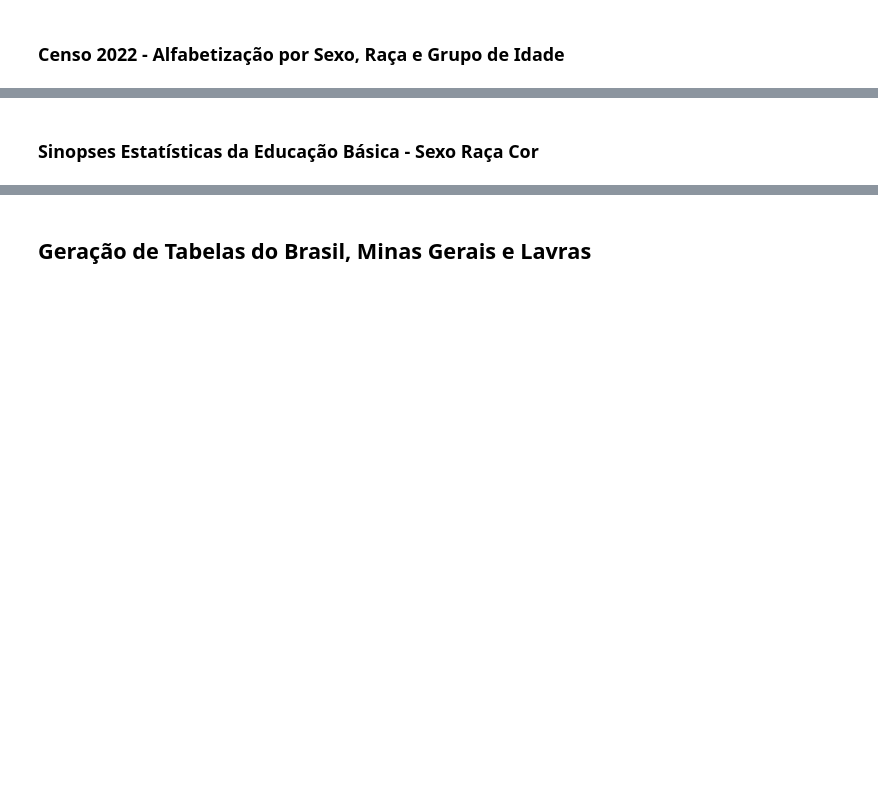
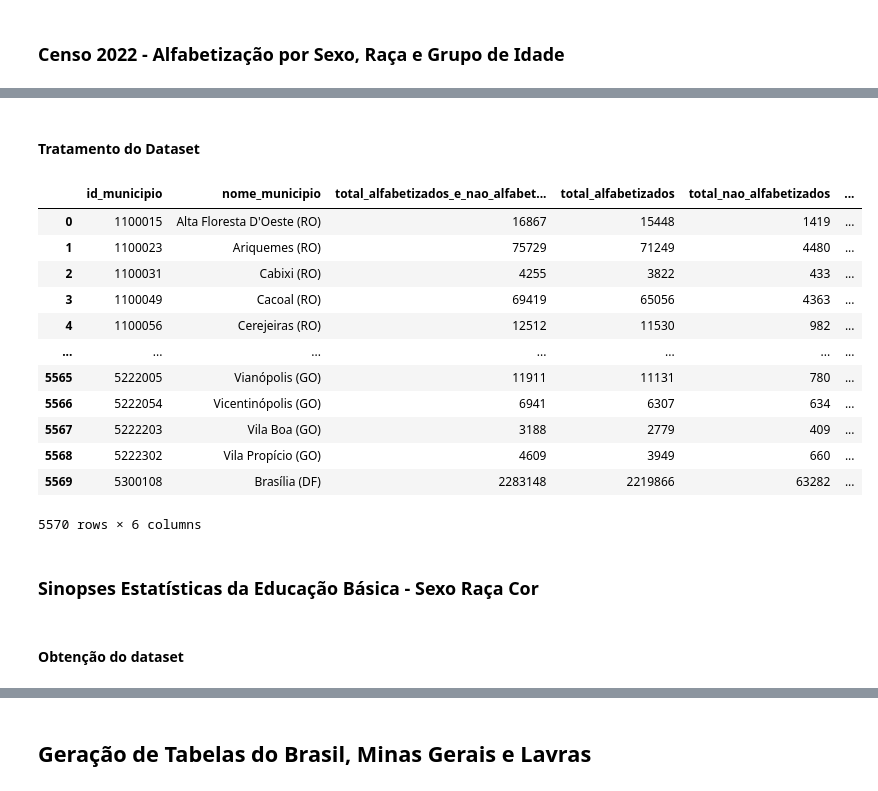
Before and after one commit to EstevaoAugusto/ZettaLab-2ed-Desafio-Ciencia-e-Governanca-de-Dados, a Jupyter notebook: notebooks/1_coleta_preparacao_dados.ipynb, the cells around one changed output, grey strips where cells are left out. Drawn from its saved outputs; the diff is of its cells as text; code cells hidden in the pictures; blank space fills up the shorter version.

```diff
--- a/notebooks/1_coleta_preparacao_dados.ipynb
+++ b/notebooks/1_coleta_preparacao_dados.ipynb
@@ -41,3 +42,12 @@ if not os.path.isdir(DATA_DIRECTORY_PATH):
+# %%
+if not os.path.exists(f"{RAW_DATA_DIRECTORY_PATH}/Dados_Geograficos_Brasil_Inteiro.ods"):
+    url = "https://geoftp.ibge.gov.br/organizacao_do_territorio/estrutura_territorial/areas_territoriais/2024/AR_BR_RG_UF_RGINT_RGI_MUN_2024.ods"
+    output = Path(f"{RAW_DATA_DIRECTORY_PATH}/Dados_Geograficos_Brasil_Inteiro.ods")
+
+    r = requests.get(url)
+    r.raise_for_status()
+
+    output.write_bytes(r.content)
 # %% [markdown]
 ##### Tamanho Geográfico UF do Brasil
 # %%
@@ -93,6 +107,24 @@ dtypes: float64(2), object(4)
 memory usage: 261.5+ KB
 # %% [markdown]
 ##### Identificadores de Municipios do Brasil
+# %%
+if not os.path.exists(f"{RAW_DATA_DIRECTORY_PATH}/traducao_municipios.csv"):
+    url = "https://basedosdados.org/api/tables/downloadTable?p=YnJfYmRfZGlyZXRvcmlvc19icmFzaWw=&q=bXVuaWNpcGlv&d=dHJ1ZQ==&s=ZnJlZQ=="
+    output = Path(f"{RAW_DATA_DIRECTORY_PATH}/br_bd_diretorios_brasil_municipio.csv.gz")
+
+    # Realizamos um pedido do arquivo csv
+    r = requests.get(url)
+    r.raise_for_status()
+
+    # Ao receber ele, nós escrevemos seu conteudo em bytes
+    output.write_bytes(r.content)
+
+    # O arquivo está compactado em Gz, logo temos de descompacta-lo
+    with gzip.open(f'{RAW_DATA_DIRECTORY_PATH}/br_bd_diretorios_brasil_municipio.csv.gz', 'rb') as entrada:
+        with open(f'{RAW_DATA_DIRECTORY_PATH}/traducao_municipios.csv', 'wb') as saida:
+            shutil.copyfileobj(entrada, saida)
+
+    os.remove(output)
 # %%
 # Realiza-se a leitura de um arquivo CSV que contem dados que identificam Estados e Múnicipios de Brasil
 df = pd.read_csv(f"{RAW_DATA_DIRECTORY_PATH}/traducao_municipios.csv")
@@ -395 +403,33 @@ tabela_total_alfabetizados.to_csv(f"{PROCESSED_DATA_DIRECTORY_PATH}/alfabetizaca
+# %% [markdown]
+#### Tratamento do Dataset
+# %%
+teste.dropna(how='any', inplace=True)     # remove linhas totalmente vazias
+teste.drop(columns={"Unnamed: 2", "Unnamed: 3"}, inplace=True)
+teste.rename(columns={
+        "Tabela 9542 - Pessoas de 15 anos ou mais de idade, total e as alfabetizadas, por sexo, cor ou raça e grupos de idade" : "id_municipio",
+        "Unnamed: 1" : "nome_municipio",
+        "Unnamed: 4" : "total_alfabetizados_e_nao_alfabetizados",
+        "Unnamed: 5" : "total_alfabetizados",
+        "Unnamed: 6" : "total_nao_alfabetizados",
+    }, inplace=True)
+
+teste['UF'] = teste['nome_municipio'].str.extract(r'([A-Z]{2})')
+teste.reset_index(inplace=True)
+teste.drop(columns={"index"}, inplace=True)
+# %%
+teste
+# %% [output]
+|  | id_municipio | nome_municipio | total_alfabetizados_e_nao_alfabet... | total_alfabetizados | total_nao_alfabetizados | ... |
+| 0 | 1100015 | Alta Floresta D'Oeste (RO) | 16867 | 15448 | 1419 | ... |
+| 1 | 1100023 | Ariquemes (RO) | 75729 | 71249 | 4480 | ... |
+| 2 | 1100031 | Cabixi (RO) | 4255 | 3822 | 433 | ... |
+| 3 | 1100049 | Cacoal (RO) | 69419 | 65056 | 4363 | ... |
+| 4 | 1100056 | Cerejeiras (RO) | 12512 | 11530 | 982 | ... |
+| ... | ... | ... | ... | ... | ... | ... |
+| 5565 | 5222005 | Vianópolis (GO) | 11911 | 11131 | 780 | ... |
+| 5566 | 5222054 | Vicentinópolis (GO) | 6941 | 6307 | 634 | ... |
+| 5567 | 5222203 | Vila Boa (GO) | 3188 | 2779 | 409 | ... |
+| 5568 | 5222302 | Vila Propício (GO) | 4609 | 3949 | 660 | ... |
+| 5569 | 5300108 | Brasília (DF) | 2283148 | 2219866 | 63282 | ... |
+5570 rows × 6 columns
 # %%
@@ -397,5 +439,7 @@ del df_alfabeticao_csv
 # %% [markdown]
 ### Sinopses Estatísticas da Educação Básica - Sexo Raça Cor
+# %% [markdown]
+#### Obtenção do dataset
 # %%
 # Código realiza a busca de um dataset especifico do datalake publico do BaseDosDados
 # Dataset selecionado foi um arquivo CSV da Educação Básica, a qual conta com o total de matrículas por município para todas as etapas de ensino, sexo e raça/cor
```
Also changed, not shown: parts of 36 cells of this notebook.
